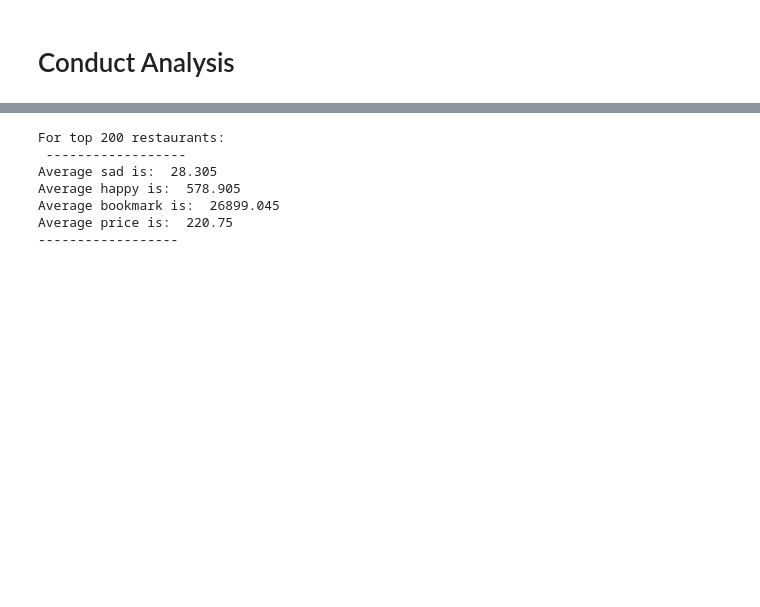
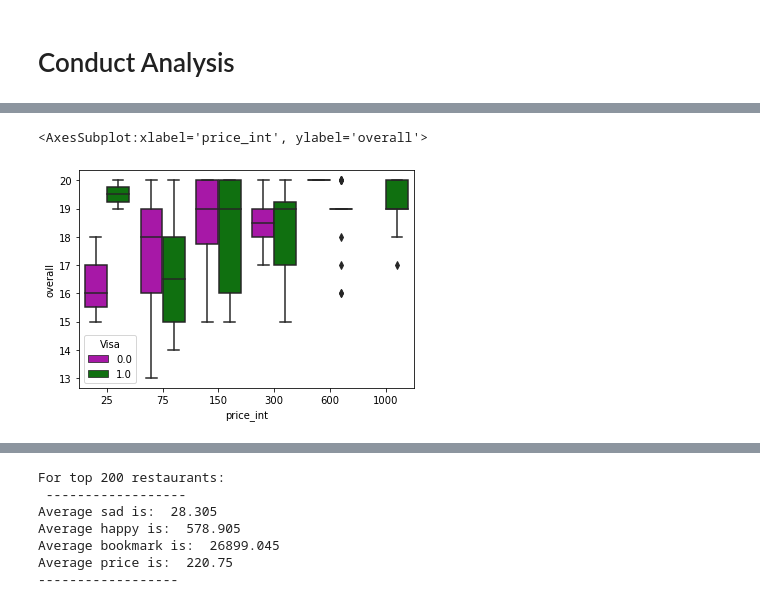
Before and after one commit to noodleconference/ISOM3400, a Jupyter notebook: Visualize_results.ipynb, the cells around one changed output, grey strips where cells are left out. Cells and saved outputs as stored; diff of their text form; code cells hidden in the pictures; blank space fills up the shorter version.

```diff
--- a/Visualize_results.ipynb
+++ b/Visualize_results.ipynb
@@ -155,0 +231,7 @@ def pair_plot(df,variable):
+# %%
+sns.boxplot(x="price_int", y="overall",
+            hue="Visa", palette=["m", "g"],
+            data=df)
+# %% [output]
+<AxesSubplot:xlabel='price_int', ylabel='overall'>
+[figure, added]
```
Also changed, not shown: parts of 32 cells of this notebook, 2 other files.
